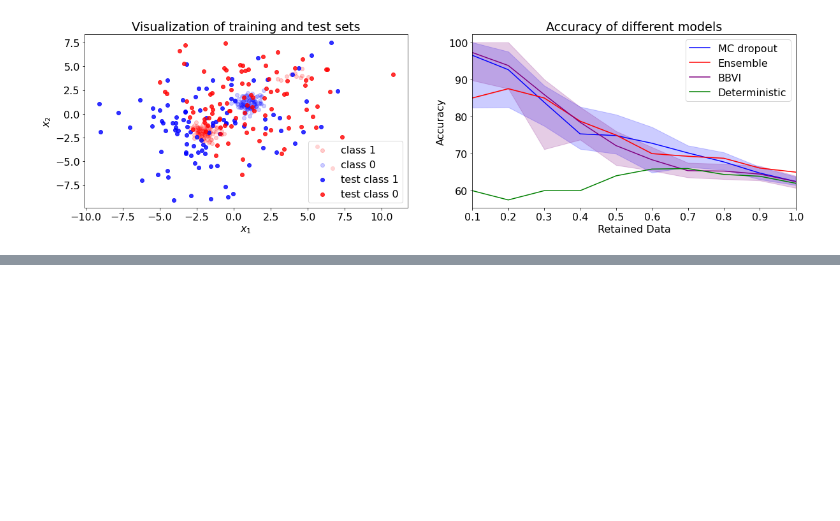
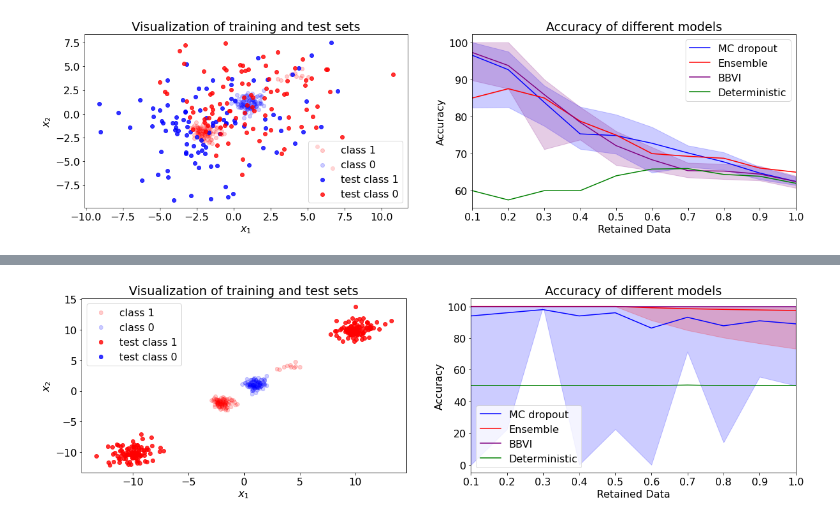
Before and after one commit to ziyanzzhu/am207, a Jupyter notebook: examples_outliers.ipynb, the cells around one changed output, grey strips where cells are left out. Saved outputs shown, nothing was run; the diff lists cells and outputs as text; code cells hidden in the pictures; blank space fills up the shorter version.

```diff
--- a/examples_outliers.ipynb
+++ b/examples_outliers.ipynb
@@ -806,0 +889,15 @@ nn_dropout.fit(x_train.T, y_train.reshape((1,-1)), params, reg_param = .001)
+# %%
+rng = np.random.default_rng()
+x_cl1 = np.hstack([rng.normal(10.0, 1.0, 100).reshape((-1, 1)), rng.normal(10, 1.0, 100).reshape((-1, 1))])
+x_cl1 = np.vstack([x_cl1, np.hstack([rng.normal(-10.0, 1.0, 100).reshape((-1, 1)), rng.normal(-10, 1.0, 100).reshape((-1, 1))])])
+distmainred = np.linalg.norm(x_cl1 - np.array([-2, -2]).reshape((-1, 2)), axis=1)
+distminred = np.linalg.norm(x_cl1 - np.array([4, 4]).reshape((-1, 2)), axis=1)
+distred = np.minimum(distmainred, distminred)
+distblue = np.linalg.norm(x_cl1 - np.array([1, 1]).reshape((-1, 2)), axis=1)
+closest = np.minimum(distblue, distred)
+y_cl1 = np.ones(200)
+y_cl1[distblue==closest]=0
+auc_det, auc_ens, auc_dropout, auc_bbvi = accuracy(retain_perc, N, x_cl1, y_cl1)
+accuracy_plot(auc_det, auc_ens, auc_dropout, auc_bbvi, x_train, y_train, x_cl1, y_cl1, retain_perc)
+# %% [output]
+[figure, added]
```
Also changed, not shown: parts of 12 cells of this notebook, 5 other files.
